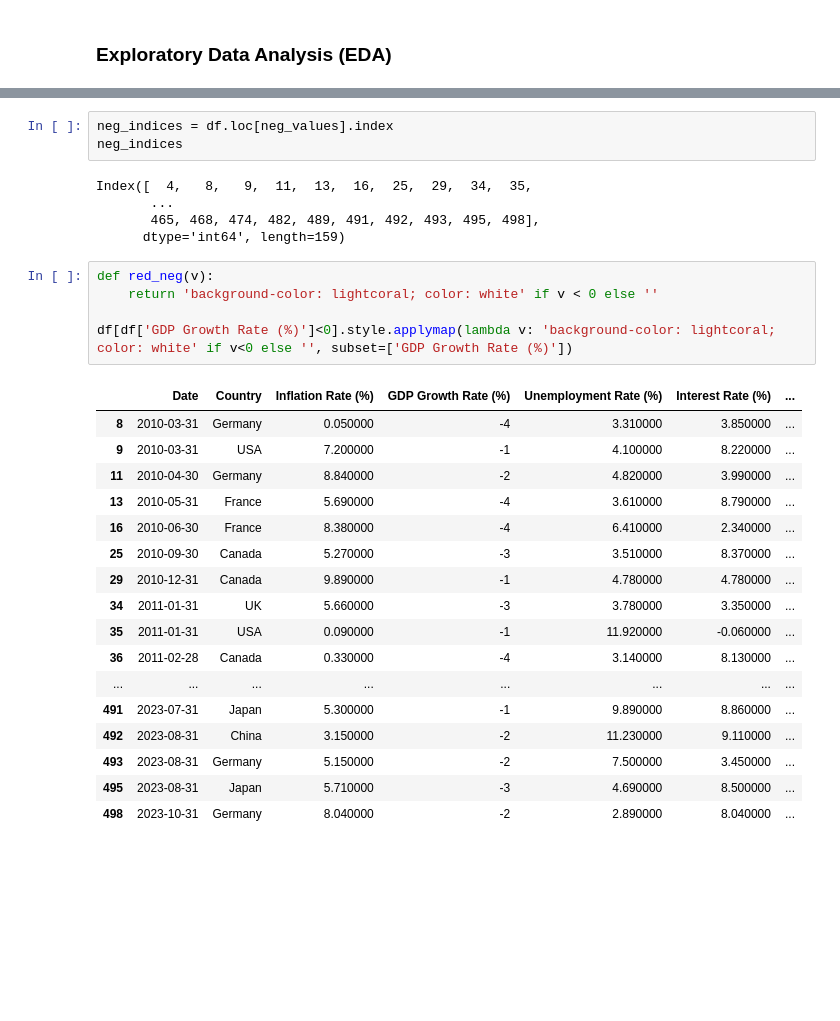
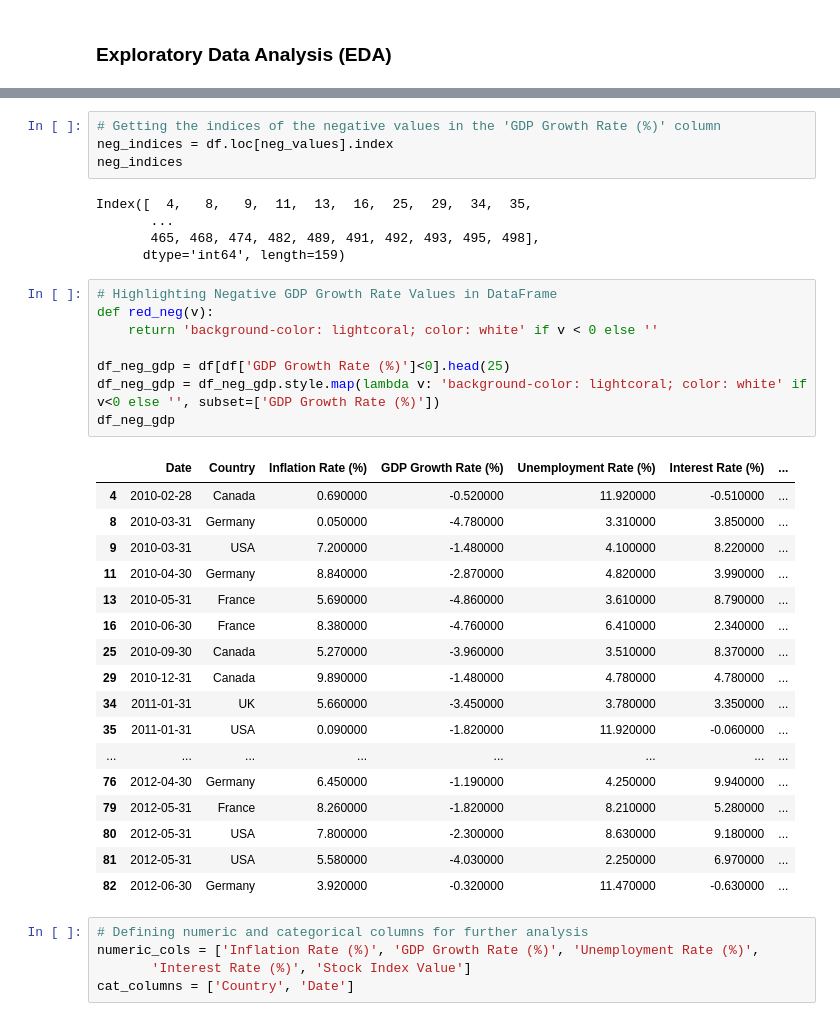
Before and after one commit to muhammederbay10/clustering-countries-economic-indicators, a Jupyter notebook: Countries.ipynb, the cells around one changed output, grey strips where cells are left out. Cells and saved outputs as stored; diff of their text form; blank space fills up the shorter version.

Commit message:
Adding more EDA to understand the data

```diff
--- a/Countries.ipynb
+++ b/Countries.ipynb
@@ -144,4 +131,5 @@ plt.show()
 # %%
+# Getting the indices of the negative values in the 'GDP Growth Rate (%)' column
 neg_indices = df.loc[neg_values].index
 neg_indices
 # %% [output]
@@ -150,25 +138,33 @@ Index([  4,   8,   9,  11,  13,  16,  25,  29,  34,  35,
        465, 468, 474, 482, 489, 491, 492, 493, 495, 498],
       dtype='int64', length=159)
 # %%
+# Highlighting Negative GDP Growth Rate Values in DataFrame
 def red_neg(v):
     return 'background-color: lightcoral; color: white' if v < 0 else ''
 
-df[df['GDP Growth Rate (%)']<0].style.applymap(lambda v: 'background-color: lightcoral; color: white' if v<0 else '', subset=['GDP Growth Rate (%)'])
+df_neg_gdp = df[df['GDP Growth Rate (%)']<0].head(25)
+df_neg_gdp = df_neg_gdp.style.map(lambda v: 'background-color: lightcoral; color: white' if v<0 else '', subset=['GDP Growth Rate (%)'])
+df_neg_gdp
 # %% [output]
 |  | Date | Country | Inflation Rate (%) | GDP Growth Rate (%) | Unemployment Rate (%) | Interest Rate (%) | ... |
-| 8 | 2010-03-31 | Germany | 0.050000 | -4 | 3.310000 | 3.850000 | ... |
-| 9 | 2010-03-31 | USA | 7.200000 | -1 | 4.100000 | 8.220000 | ... |
-| 11 | 2010-04-30 | Germany | 8.840000 | -2 | 4.820000 | 3.990000 | ... |
-| 13 | 2010-05-31 | France | 5.690000 | -4 | 3.610000 | 8.790000 | ... |
-| 16 | 2010-06-30 | France | 8.380000 | -4 | 6.410000 | 2.340000 | ... |
-| 25 | 2010-09-30 | Canada | 5.270000 | -3 | 3.510000 | 8.370000 | ... |
-| 29 | 2010-12-31 | Canada | 9.890000 | -1 | 4.780000 | 4.780000 | ... |
-| 34 | 2011-01-31 | UK | 5.660000 | -3 | 3.780000 | 3.350000 | ... |
-| 35 | 2011-01-31 | USA | 0.090000 | -1 | 11.920000 | -0.060000 | ... |
-| 36 | 2011-02-28 | Canada | 0.330000 | -4 | 3.140000 | 8.130000 | ... |
+| 4 | 2010-02-28 | Canada | 0.690000 | -0.520000 | 11.920000 | -0.510000 | ... |
+| 8 | 2010-03-31 | Germany | 0.050000 | -4.780000 | 3.310000 | 3.850000 | ... |
+| 9 | 2010-03-31 | USA | 7.200000 | -1.480000 | 4.100000 | 8.220000 | ... |
+| 11 | 2010-04-30 | Germany | 8.840000 | -2.870000 | 4.820000 | 3.990000 | ... |
+| 13 | 2010-05-31 | France | 5.690000 | -4.860000 | 3.610000 | 8.790000 | ... |
+| 16 | 2010-06-30 | France | 8.380000 | -4.760000 | 6.410000 | 2.340000 | ... |
+| 25 | 2010-09-30 | Canada | 5.270000 | -3.960000 | 3.510000 | 8.370000 | ... |
+| 29 | 2010-12-31 | Canada | 9.890000 | -1.480000 | 4.780000 | 4.780000 | ... |
+| 34 | 2011-01-31 | UK | 5.660000 | -3.450000 | 3.780000 | 3.350000 | ... |
+| 35 | 2011-01-31 | USA | 0.090000 | -1.820000 | 11.920000 | -0.060000 | ... |
 | ... | ... | ... | ... | ... | ... | ... | ... |
-| 491 | 2023-07-31 | Japan | 5.300000 | -1 | 9.890000 | 8.860000 | ... |
-| 492 | 2023-08-31 | China | 3.150000 | -2 | 11.230000 | 9.110000 | ... |
-| 493 | 2023-08-31 | Germany | 5.150000 | -2 | 7.500000 | 3.450000 | ... |
-| 495 | 2023-08-31 | Japan | 5.710000 | -3 | 4.690000 | 8.500000 | ... |
-| 498 | 2023-10-31 | Germany | 8.040000 | -2 | 2.890000 | 8.040000 | ... |
+| 76 | 2012-04-30 | Germany | 6.450000 | -1.190000 | 4.250000 | 9.940000 | ... |
+| 79 | 2012-05-31 | France | 8.260000 | -1.820000 | 8.210000 | 5.280000 | ... |
+| 80 | 2012-05-31 | USA | 7.800000 | -2.300000 | 8.630000 | 9.180000 | ... |
+| 81 | 2012-05-31 | USA | 5.580000 | -4.030000 | 2.250000 | 6.970000 | ... |
+| 82 | 2012-06-30 | Germany | 3.920000 | -0.320000 | 11.470000 | -0.630000 | ... |
+# %%
+# Defining numeric and categorical columns for further analysis
+numeric_cols = ['Inflation Rate (%)', 'GDP Growth Rate (%)', 'Unemployment Rate (%)',
+       'Interest Rate (%)', 'Stock Index Value']
+cat_columns = ['Country', 'Date']
```
Also changed, not shown: parts of 7 cells of this notebook.
